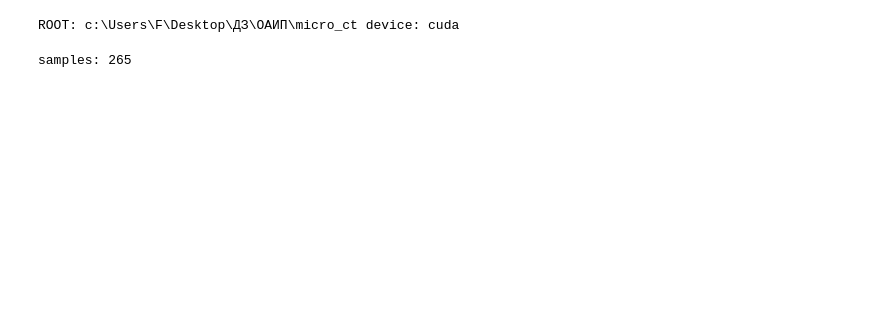
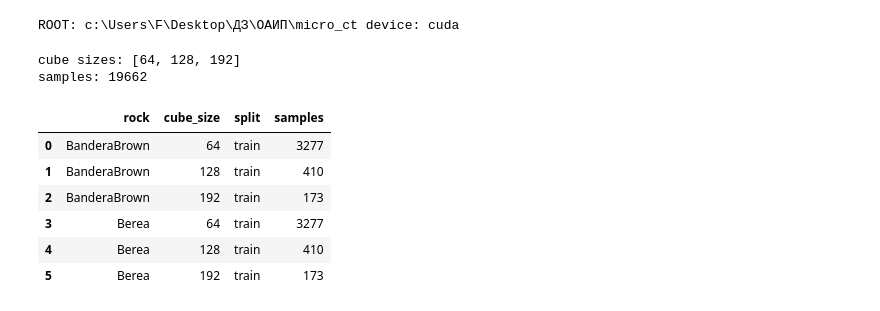
Before and after one commit to mxzt9/Micro-CT, a Jupyter notebook: src/notebooks/02_extract_networks_openpnm.ipynb, the cells around one changed output. Drawn from its saved outputs; the diff is of its cells as text; code cells hidden in the pictures; blank space fills up the shorter version.

```diff
--- a/src/notebooks/02_extract_networks_openpnm.ipynb
+++ b/src/notebooks/02_extract_networks_openpnm.ipynb
@@ -44,24 +44,34 @@ DOMAIN_SIZE = (CUBE_SIZE * VOXEL_SIZE_M, CUBE_SIZE * VOXEL_SIZE_M, CUBE_SIZE * V
 SEG_CHECKPOINT = ROOT / "models" / "film_routed_unet3d_best.pth"
 # %%
-dataset = BereaPatchDataset(ROOT, split=SPLIT, cube_size=CUBE_SIZE, use_raw_gray=False, noise_types=["none"])
+dataset = BereaPatchDataset(ROOT, split=SPLIT, cube_size=CUBE_SIZES, use_raw_gray=False, noise_types=["none"], balance=True)
 loader = DataLoader(dataset, batch_size=1, shuffle=False, num_workers=0)
 
 seg_model = None
 if not USE_TARGET_MASK:
     seg_model = FiLMRoutedUNet3D(base_channels=16, ctx_dim=64).to(device)
     checkpoint = torch.load(SEG_CHECKPOINT, map_location=device)
     seg_model.load_state_dict(checkpoint["model_state_dict"])
 
 pipeline = DigitalCorePipeline(
     segmentation_model=seg_model,
     device=device,
     threshold=THRESHOLD,
     voxel_size=VOXEL_SIZE_M,
     mu=1.0e-3,
 )
+print("cube sizes:", CUBE_SIZES)
 print("samples:", len(dataset))
+display(dataset.df.groupby(["rock", "cube_size", "split"]).size().rename("samples").reset_index())
 # %% [output]
-samples: 265
+cube sizes: [64, 128, 192]
+samples: 19662
+|  | rock | cube_size | split | samples |
+| 0 | BanderaBrown | 64 | train | 3277 |
+| 1 | BanderaBrown | 128 | train | 410 |
+| 2 | BanderaBrown | 192 | train | 173 |
+| 3 | Berea | 64 | train | 3277 |
+| 4 | Berea | 128 | train | 410 |
+| 5 | Berea | 192 | train | 173 |
 # %%
 rows = []
 
```
Also changed, not shown: parts of 3 cells of this notebook, 53 other files.
